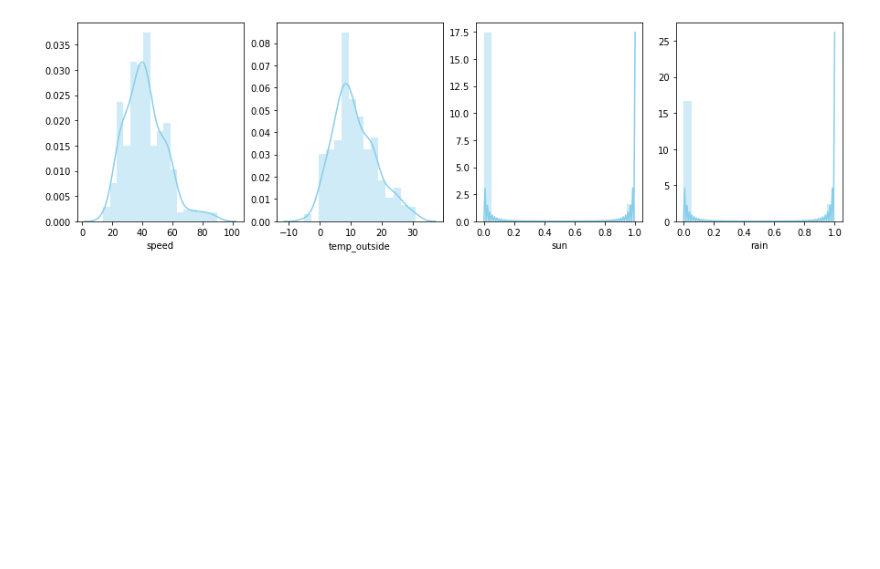
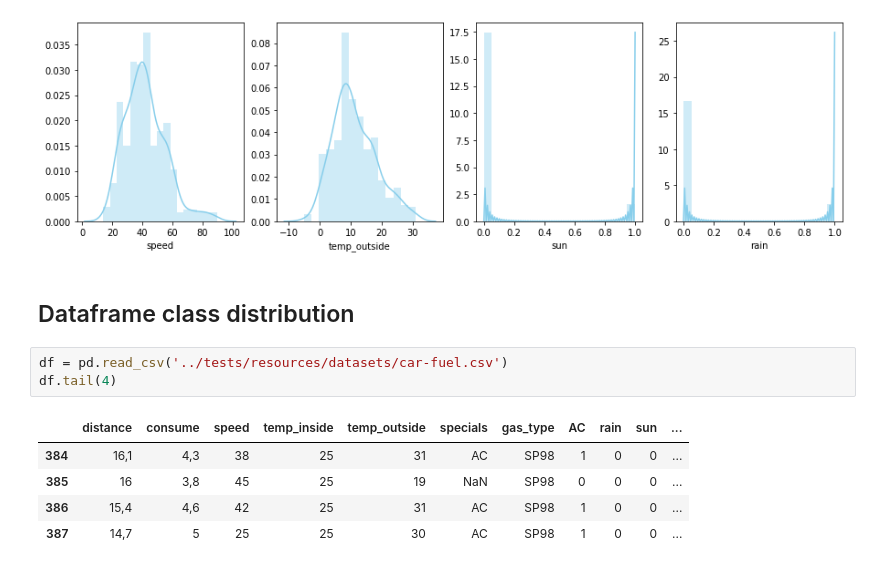
Before and after one commit to arcus-azure/arcus.ml, a Jupyter notebook: samples/dataframe_operations.ipynb, the cells around one changed output. Saved outputs shown, nothing was run; the diff lists cells and outputs as text; blank space fills up the shorter version.

```diff
--- a/samples/dataframe_operations.ipynb
+++ b/samples/dataframe_operations.ipynb
@@ -47,3 +47,14 @@ _, axes = adf.plot_features(df, fig_size=(15,8), grid_shape=(2,2), column_names=
 _, axes = adf.plot_features(df, fig_size=(15,4), column_names=['speed', 'temp_outside', 'sun', 'rain'])
 # %% [output]
 [figure]
+# %% [markdown]
+## Dataframe class distribution
+# %%
+df = pd.read_csv('../tests/resources/datasets/car-fuel.csv')
+df.tail(4)
+# %% [output]
+|  | distance | consume | speed | temp_inside | temp_outside | specials | gas_type | AC | rain | sun | ... |
+| 384 | 16,1 | 4,3 | 38 | 25 | 31 | AC | SP98 | 1 | 0 | 0 | ... |
+| 385 | 16 | 3,8 | 45 | 25 | 19 | NaN | SP98 | 0 | 0 | 0 | ... |
+| 386 | 15,4 | 4,6 | 42 | 25 | 31 | AC | SP98 | 1 | 0 | 0 | ... |
+| 387 | 14,7 | 5 | 25 | 25 | 30 | AC | SP98 | 1 | 0 | 0 | ... |
```
Also changed, not shown: parts of 1 cell of this notebook, 9 other files.
